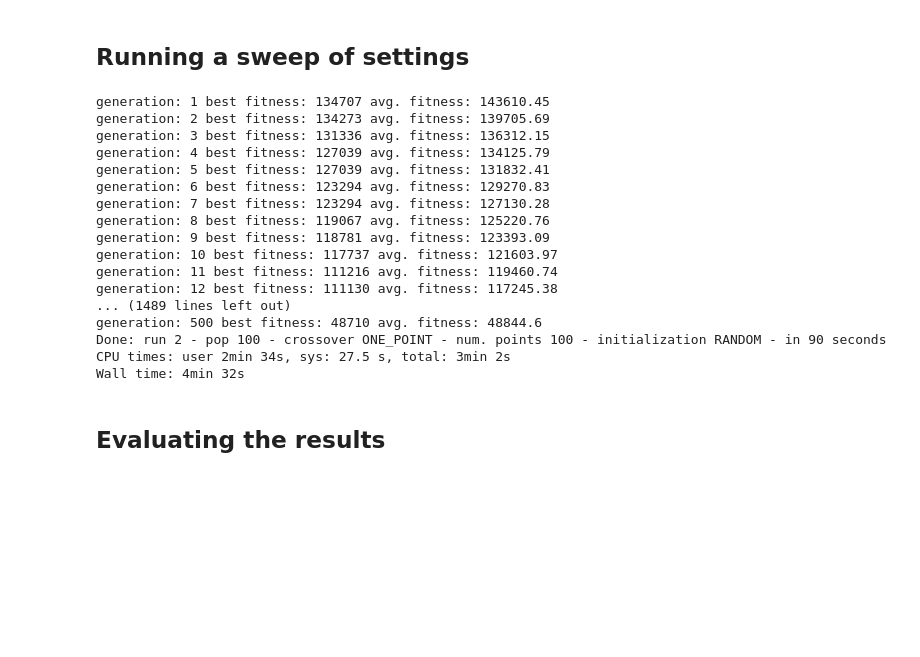
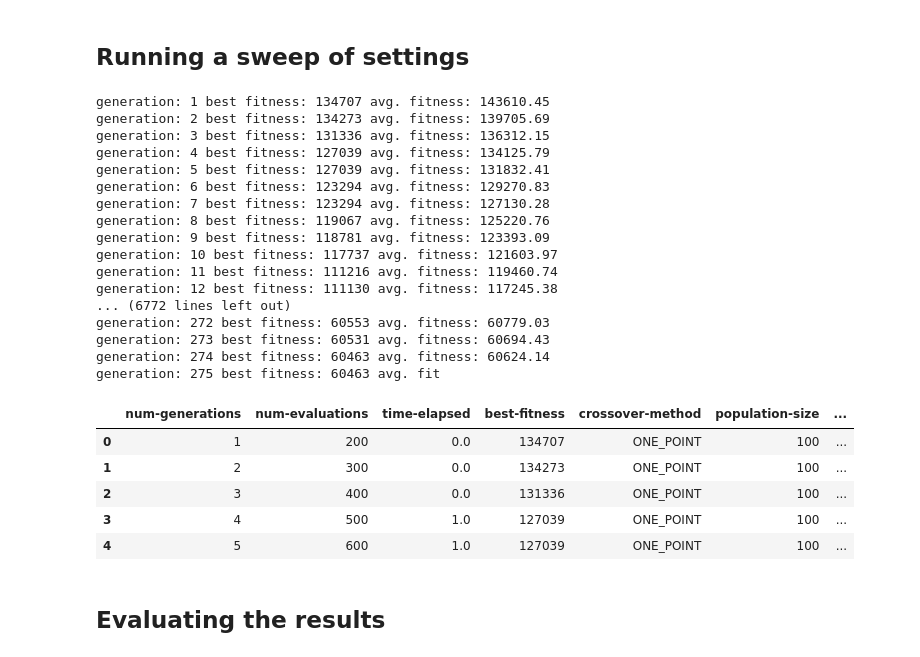
Before and after one commit to lxmampuya/Evolutionary_VanGogh, a Jupyter notebook: analysis.ipynb, the cells around one changed output. Saved outputs shown, nothing was run; the diff lists cells and outputs as text; code cells hidden in the pictures; blank space fills up the shorter version.

```diff
--- a/analysis.ipynb
+++ b/analysis.ipynb
@@ -457,33 +117,61 @@ Wall time: 1min 18s
 # %%
 %%time
 
 generation_budget = 500
 
 data = []
-for seed in range(3):
+
+for seed in range(5):
     for population_size in (100,):
-        for crossover_method in ("ONE_POINT",):
-            for initialization in ("RANDOM",):
-                for num_points in (100,):
-                    data.extend(run_algorithm((seed, population_size, crossover_method, num_points, initialization, generation_budget)))
+        for initialization in ("RANDOM",):
+            for num_points in (100,):
+
+                for crossover_method in (
+                    "ONE_POINT",
+                    "SPLIT_POS_COLOR_ONE_POINT",
+                    "SPLIT_POS_COLOR",
+                ):
+                    data.extend(
+                        run_algorithm(
+                            (
+                                seed,
+                                population_size,
+                                crossover_method,
+                                num_points,
+                                initialization,
+                                generation_budget,
+                            )
+                        )
+                    )
+
+df = pd.DataFrame(data)
+df["time-elapsed"] = df["time-elapsed"].round(0)
+
+df.head()
 # %% [output]
 generation: 1 best fitness: 134707 avg. fitness: 143610.45
 generation: 2 best fitness: 134273 avg. fitness: 139705.69
 generation: 3 best fitness: 131336 avg. fitness: 136312.15
 generation: 4 best fitness: 127039 avg. fitness: 134125.79
 generation: 5 best fitness: 127039 avg. fitness: 131832.41
 generation: 6 best fitness: 123294 avg. fitness: 129270.83
 generation: 7 best fitness: 123294 avg. fitness: 127130.28
 generation: 8 best fitness: 119067 avg. fitness: 125220.76
 generation: 9 best fitness: 118781 avg. fitness: 123393.09
 generation: 10 best fitness: 117737 avg. fitness: 121603.97
 generation: 11 best fitness: 111216 avg. fitness: 119460.74
 generation: 12 best fitness: 111130 avg. fitness: 117245.38
-... (1489 lines left out)
-generation: 500 best fitness: 48710 avg. fitness: 48844.6
-Done: run 2 - pop 100 - crossover ONE_POINT - num. points 100 - initialization RANDOM - in 90 seconds
-CPU times: user 2min 34s, sys: 27.5 s, total: 3min 2s
-Wall time: 4min 32s
+... (6772 lines left out)
+generation: 272 best fitness: 60553 avg. fitness: 60779.03
+generation: 273 best fitness: 60531 avg. fitness: 60694.43
+generation: 274 best fitness: 60463 avg. fitness: 60624.14
+generation: 275 best fitness: 60463 avg. fit
+|  | num-generations | num-evaluations | time-elapsed | best-fitness | crossover-method | population-size | ... |
+| 0 | 1 | 200 | 0.0 | 134707 | ONE_POINT | 100 | ... |
+| 1 | 2 | 300 | 0.0 | 134273 | ONE_POINT | 100 | ... |
+| 2 | 3 | 400 | 0.0 | 131336 | ONE_POINT | 100 | ... |
+| 3 | 4 | 500 | 1.0 | 127039 | ONE_POINT | 100 | ... |
+| 4 | 5 | 600 | 1.0 | 127039 | ONE_POINT | 100 | ... |
 # %% [markdown]
 ## Evaluating the results
 # %%
```
Also changed, not shown: parts of 8 cells of this notebook, 1 other file.
